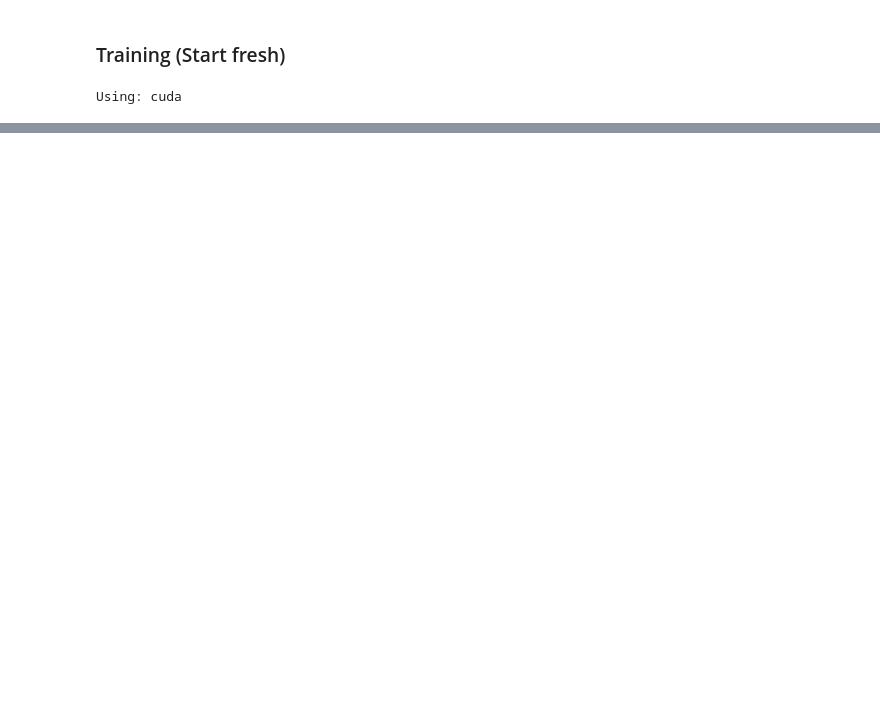
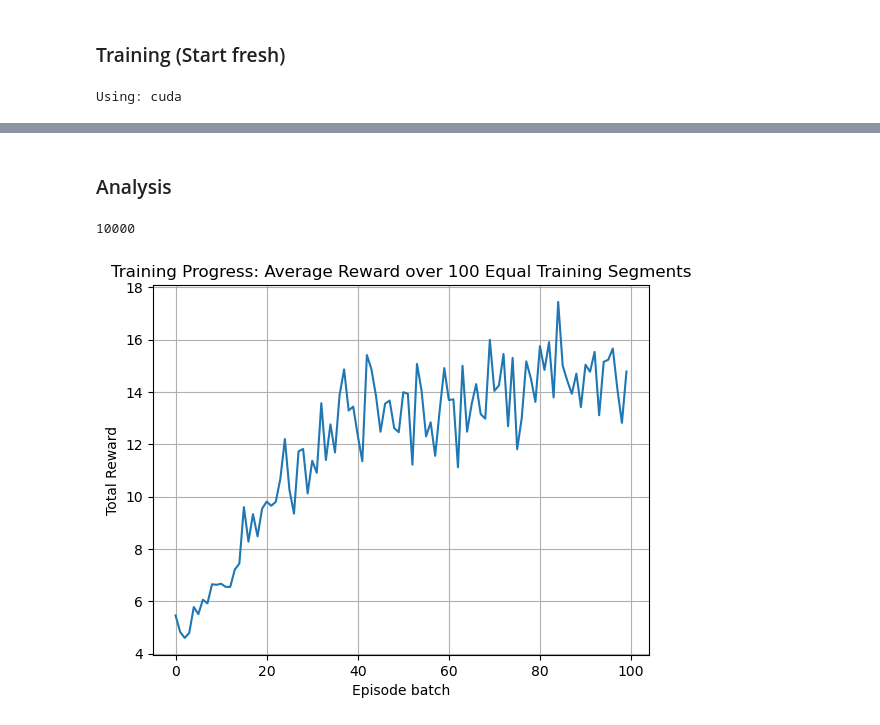
Before and after one commit to William-Pig/tetris_ai, a Jupyter notebook: main.ipynb, the cells around one changed output, grey strips where cells are left out. Saved outputs shown, nothing was run; the diff lists cells and outputs as text; code cells hidden in the pictures; blank space fills up the shorter version.

```diff
--- a/main.ipynb
+++ b/main.ipynb
@@ -1108,0 +879,12 @@ GIF saved to feature_mlp_checkpoints/ep_4000.gif
+# %%
+env = TetrisGym(width=BOARD_WIDTH, height=BOARD_HEIGHT, max_steps=MAX_STEPS)
+agent = MLPAgent(
+    board_width=BOARD_WIDTH, board_height=BOARD_HEIGHT,
+    alpha=ALPHA, gamma=GAMMA,
+    eps_start=EPSILON, eps_min=EPSILON_MIN, eps_decay=EPSILON_DECAY,
+    memory_size=MEMORY_SIZE, batch_size=BATCH_SIZE, target_sync=TARGET_UPDATE_FREQ,
+    device=DEVICE
+)
+agent.load_agent(LOAD_PATH)
+# %%
+agent.train(env, episodes=NUM_EPISODES, max_steps=MAX_STEPS)
@@ -1108,0 +893,15 @@ GIF saved to feature_mlp_checkpoints/ep_4000.gif
+# %% [markdown]
+### Analysis
+# %%
+len(agent.rewards)
+# %% [output]
+10000
+# %%
+plt.plot(np.mean(np.array_split(agent.rewards, 100),axis=1))
+plt.xlabel('Episode batch')
+plt.ylabel('Total Reward')
+plt.title('Training Progress: Average Reward over 100 Equal Training Segments')
+plt.grid(True)
+plt.show()
+# %% [output]
+[figure, added]
```
Also changed, not shown: parts of 45 cells of this notebook, 4 other files.
